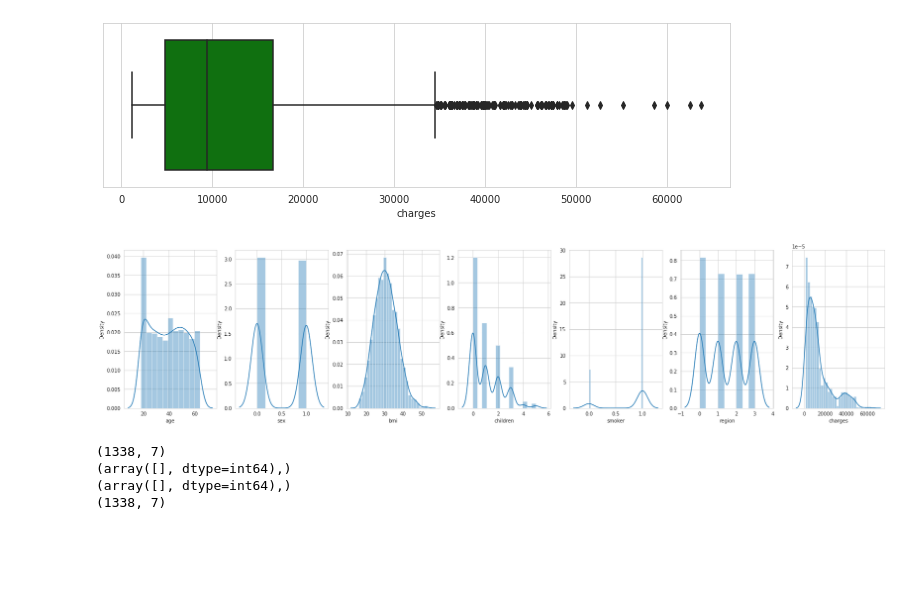
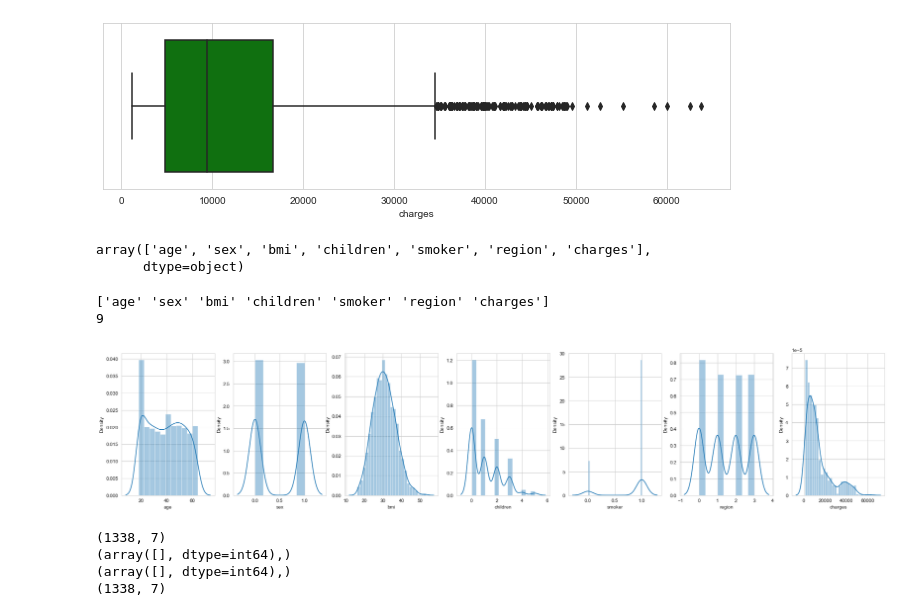
Before and after one commit to Ojasav-Rathore/Machine-Learning-Project, a Jupyter notebook: Medical Personal Insurance Costs.ipynb, the cells around one changed output. Saved outputs shown, nothing was run; the diff lists cells and outputs as text; code cells hidden in the pictures; blank space fills up the shorter version.

```diff
--- a/Medical Personal Insurance Costs.ipynb
+++ b/Medical Personal Insurance Costs.ipynb
@@ -184,19 +150,28 @@ sns.boxplot(x=data.charges,color='green')
 plt.tight_layout()
 # %% [output]
 [figure]
+# %%
+data.columns.values
+# %% [output]
+array(['age', 'sex', 'bmi', 'children', 'smoker', 'region', 'charges'],
+      dtype=object)
 # %%
 l = data.columns.values
 #l = np.delete(l,5)
 #l = np.delete(l,4)
 #l = np.delete(l,1)
-number_of_columns=12
-number_of_rows = len(l)-1/number_of_columns
+number_of_columns = 7
+number_of_rows = 9
+print(l)
+print(number_of_rows)
 plt.figure(figsize=(4*number_of_columns,7*number_of_rows))
 for i in range(0,len(l)):
     plt.subplot(number_of_rows + 1,number_of_columns,i+1)
     sns.distplot(data[l[i]])
 # %% [output]
+['age' 'sex' 'bmi' 'children' 'smoker' 'region' 'charges']
+9
-[figure, old version]
+[figure, new version]
 # %%
 print(data.shape)
 q1 = data["age"].quantile(0.10)
```
Also changed, not shown: parts of 21 cells of this notebook.
